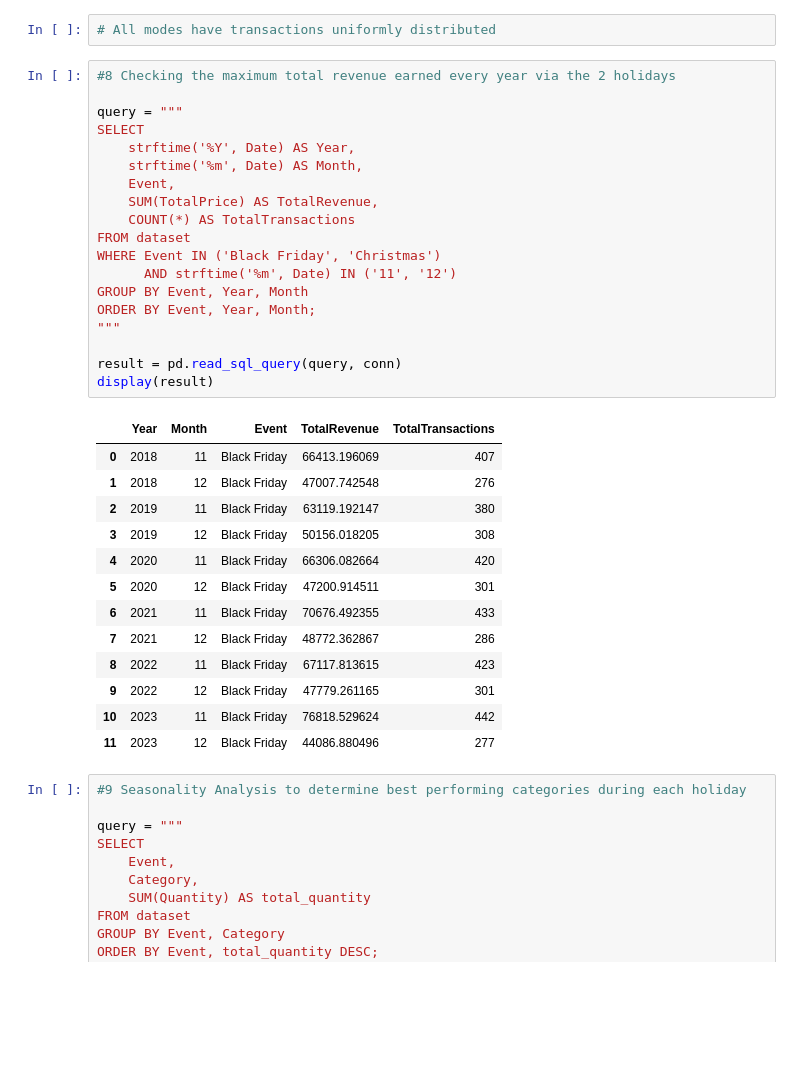
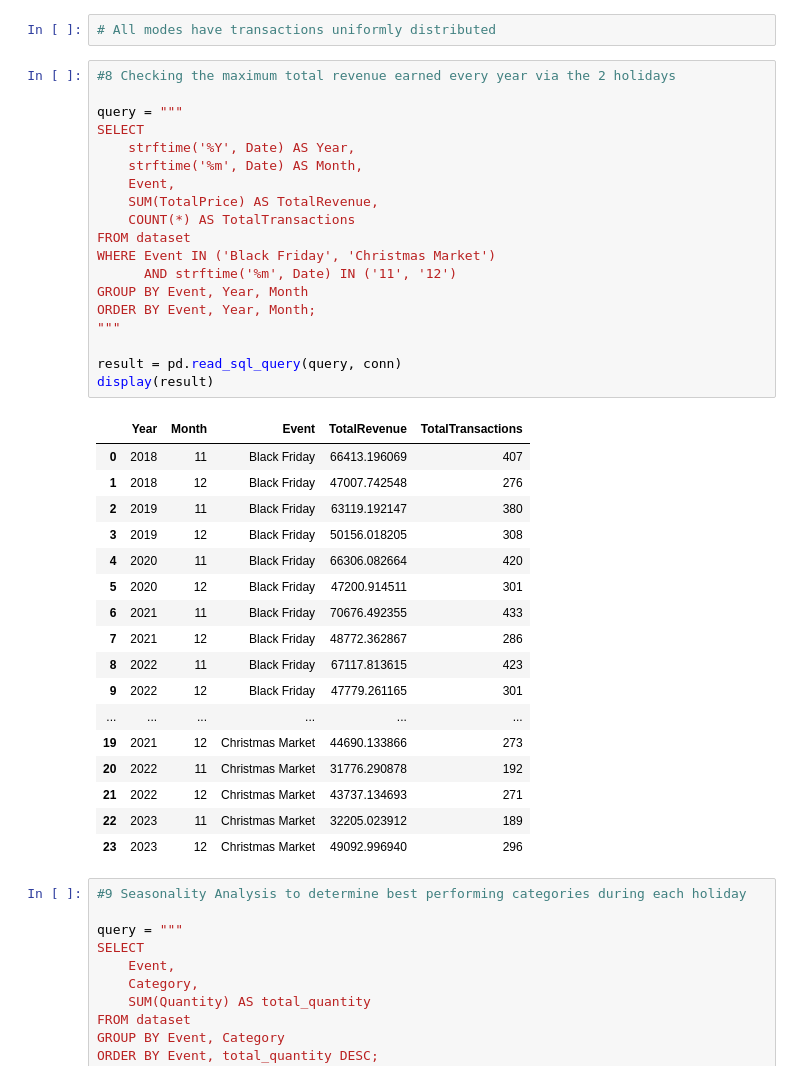
Before and after one commit to AnamicaV8/BlackFriday_VS_Christmas_Sales_SQLProject, a Jupyter notebook: HolidayAnalysis.ipynb, the cells around one changed output. Cells and saved outputs as stored; diff of their text form; blank space fills up the shorter version.

```diff
--- a/HolidayAnalysis.ipynb
+++ b/HolidayAnalysis.ipynb
@@ -257,36 +257,40 @@ display(result)
 # %%
 #8 Checking the maximum total revenue earned every year via the 2 holidays
 
 query = """
 SELECT
     strftime('%Y', Date) AS Year,
     strftime('%m', Date) AS Month,
     Event,
     SUM(TotalPrice) AS TotalRevenue,
     COUNT(*) AS TotalTransactions
 FROM dataset
-WHERE Event IN ('Black Friday', 'Christmas')
+WHERE Event IN ('Black Friday', 'Christmas Market')
       AND strftime('%m', Date) IN ('11', '12')
 GROUP BY Event, Year, Month
 ORDER BY Event, Year, Month;
 """
 
 result = pd.read_sql_query(query, conn)
 display(result)
 # %% [output]
 |  | Year | Month | Event | TotalRevenue | TotalTransactions |
 | 0 | 2018 | 11 | Black Friday | 66413.196069 | 407 |
 | 1 | 2018 | 12 | Black Friday | 47007.742548 | 276 |
 | 2 | 2019 | 11 | Black Friday | 63119.192147 | 380 |
 | 3 | 2019 | 12 | Black Friday | 50156.018205 | 308 |
 | 4 | 2020 | 11 | Black Friday | 66306.082664 | 420 |
 | 5 | 2020 | 12 | Black Friday | 47200.914511 | 301 |
 | 6 | 2021 | 11 | Black Friday | 70676.492355 | 433 |
 | 7 | 2021 | 12 | Black Friday | 48772.362867 | 286 |
 | 8 | 2022 | 11 | Black Friday | 67117.813615 | 423 |
 | 9 | 2022 | 12 | Black Friday | 47779.261165 | 301 |
-| 10 | 2023 | 11 | Black Friday | 76818.529624 | 442 |
-| 11 | 2023 | 12 | Black Friday | 44086.880496 | 277 |
+| ... | ... | ... | ... | ... | ... |
+| 19 | 2021 | 12 | Christmas Market | 44690.133866 | 273 |
+| 20 | 2022 | 11 | Christmas Market | 31776.290878 | 192 |
+| 21 | 2022 | 12 | Christmas Market | 43737.134693 | 271 |
+| 22 | 2023 | 11 | Christmas Market | 32205.023912 | 189 |
+| 23 | 2023 | 12 | Christmas Market | 49092.996940 | 296 |
 # %%
 #9 Seasonality Analysis to determine best performing categories during each holiday
 
```
Also changed, not shown: parts of 2 cells of this notebook.
